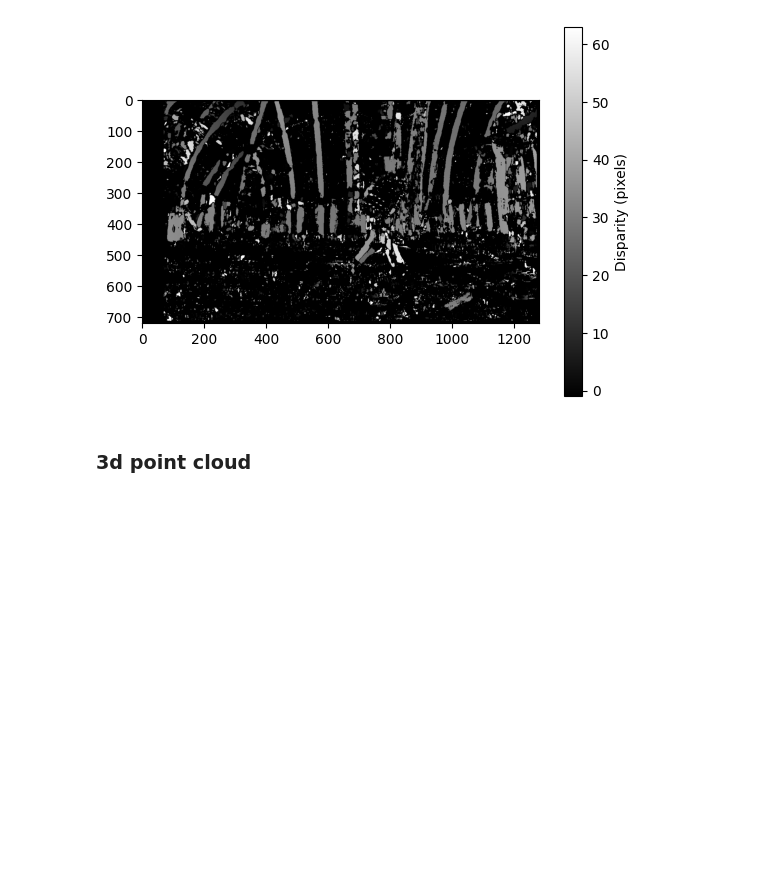
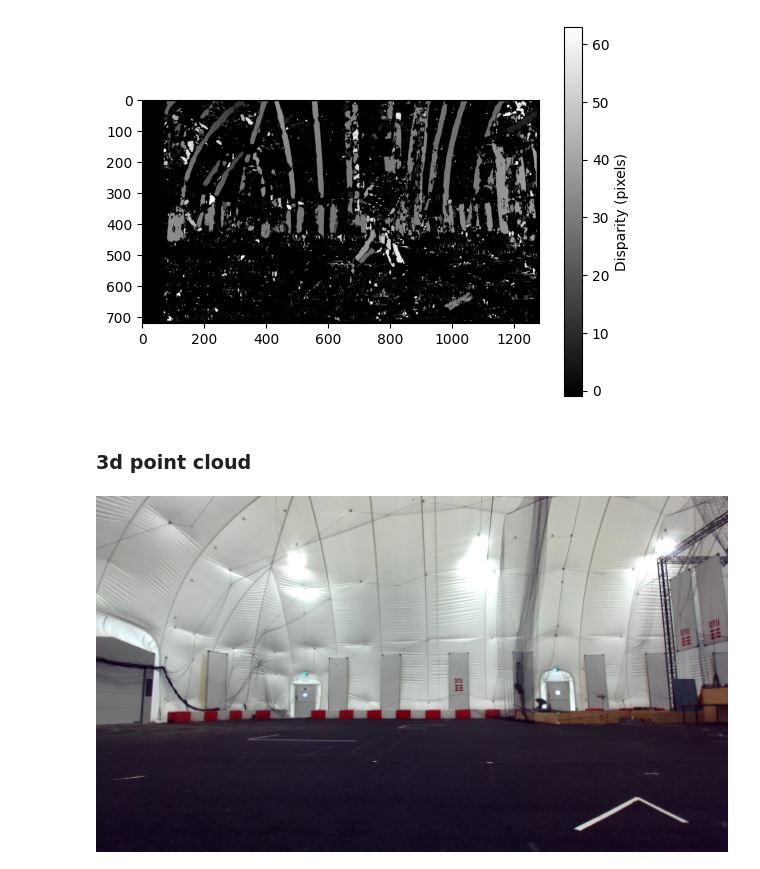
Before and after one commit to NepyouDTU/-34759-Perception-for-autonomous-systems, a Jupyter notebook: Nico.ipynb, the cells around one changed output. Drawn from its saved outputs; the diff is of its cells as text; code cells hidden in the pictures; blank space fills up the shorter version.

```diff
--- a/Nico.ipynb
+++ b/Nico.ipynb
@@ -134,0 +113,21 @@ o3d.visualization.draw_geometries([pcd])
+# %%
+from pathlib import Path
+import time
+from IPython.display import display, Image
+
+#frames = sorted(Path("1_no_obstacle/left").glob("*.png"))
+#frames = sorted(Path("2_obstacle/left").glob("*.png"))
+frames = sorted(Path("3_curved_bend/left").glob("*.png"))
+#frames = sorted(Path("4_circle/left").glob("*.png"))
+fps = 20
+
+if frames:
+    video = display(Image(filename=str(frames[0])), display_id=True)
+    for frame in frames:
+        video.update(Image(filename=str(frame)))
+        time.sleep(1 / fps)
+else:
+    print("No frames found in 1_no_obstacle/left")
+    #")
+# %% [output]
+[figure, added]
```
Also changed, not shown: parts of 1 cell of this notebook.
